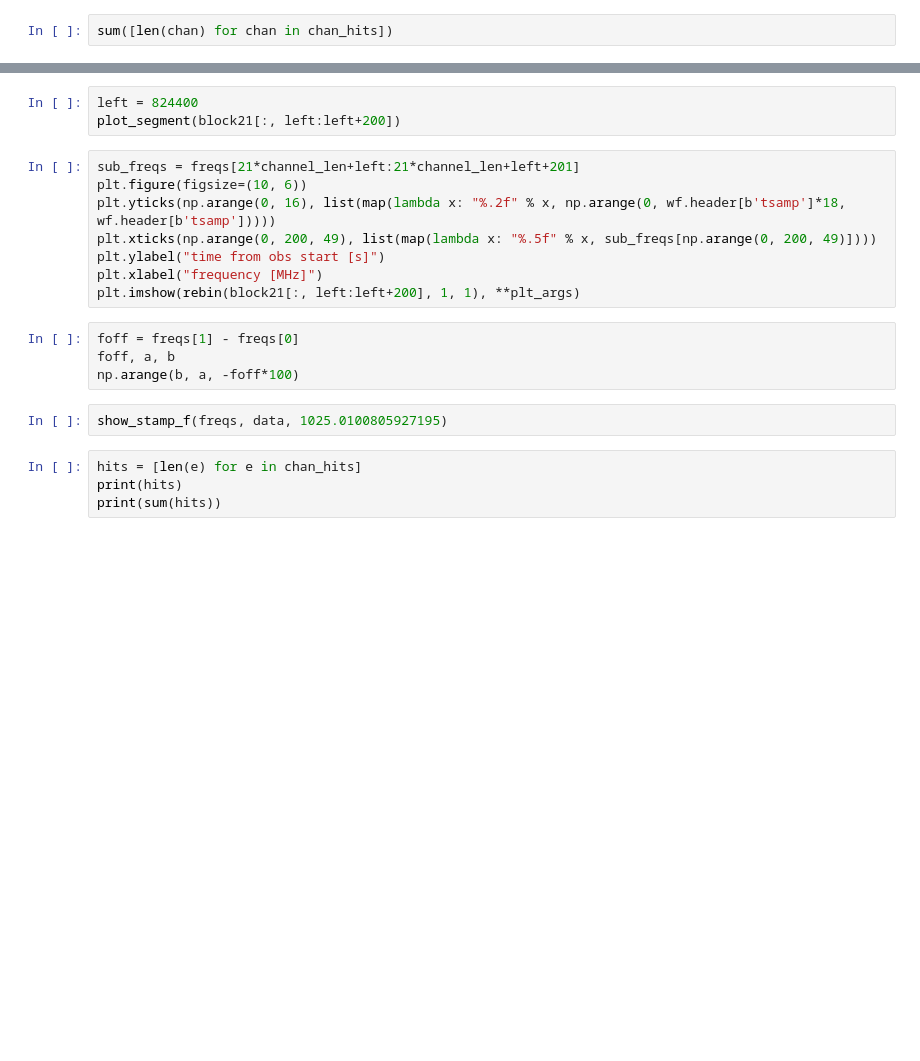
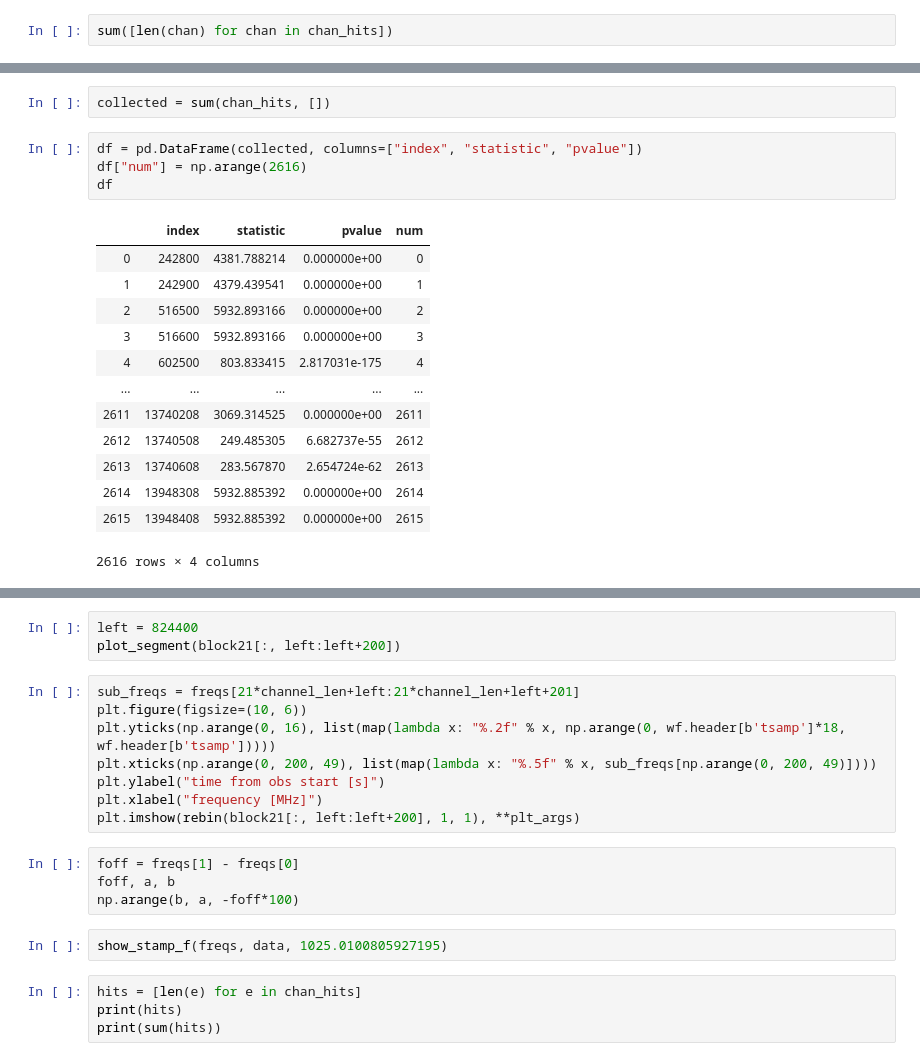
Before and after one commit to FX196/SETI-Energy-Detection, a Jupyter notebook: Gaussianity Filtering.ipynb, the cells around one changed output, grey strips where cells are left out. Saved outputs shown, nothing was run; the diff lists cells and outputs as text; blank space fills up the shorter version.

```diff
--- a/Gaussianity Filtering.ipynb
+++ b/Gaussianity Filtering.ipynb
@@ -119,0 +128,20 @@ chan_hits
+# %%
+collected = sum(chan_hits, [])
+# %%
+df = pd.DataFrame(collected, columns=["index", "statistic", "pvalue"])
+df["num"] = np.arange(2616)
+df
+# %% [output]
+|  | index | statistic | pvalue | num |
+| 0 | 242800 | 4381.788214 | 0.000000e+00 | 0 |
+| 1 | 242900 | 4379.439541 | 0.000000e+00 | 1 |
+| 2 | 516500 | 5932.893166 | 0.000000e+00 | 2 |
+| 3 | 516600 | 5932.893166 | 0.000000e+00 | 3 |
+| 4 | 602500 | 803.833415 | 2.817031e-175 | 4 |
+| ... | ... | ... | ... | ... |
+| 2611 | 13740208 | 3069.314525 | 0.000000e+00 | 2611 |
+| 2612 | 13740508 | 249.485305 | 6.682737e-55 | 2612 |
+| 2613 | 13740608 | 283.567870 | 2.654724e-62 | 2613 |
+| 2614 | 13948308 | 5932.885392 | 0.000000e+00 | 2614 |
+| 2615 | 13948408 | 5932.885392 | 0.000000e+00 | 2615 |
+2616 rows × 4 columns
```
Also changed, not shown: parts of 11 cells of this notebook, 2 other files.
